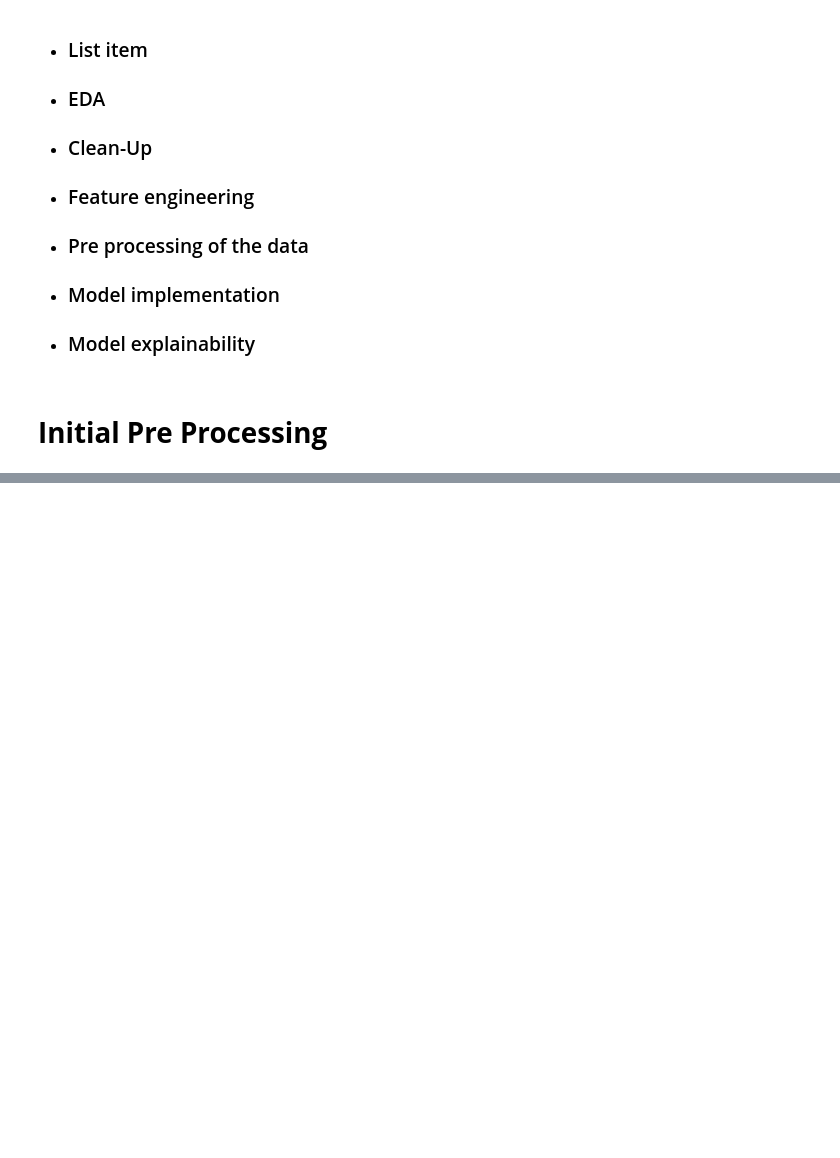
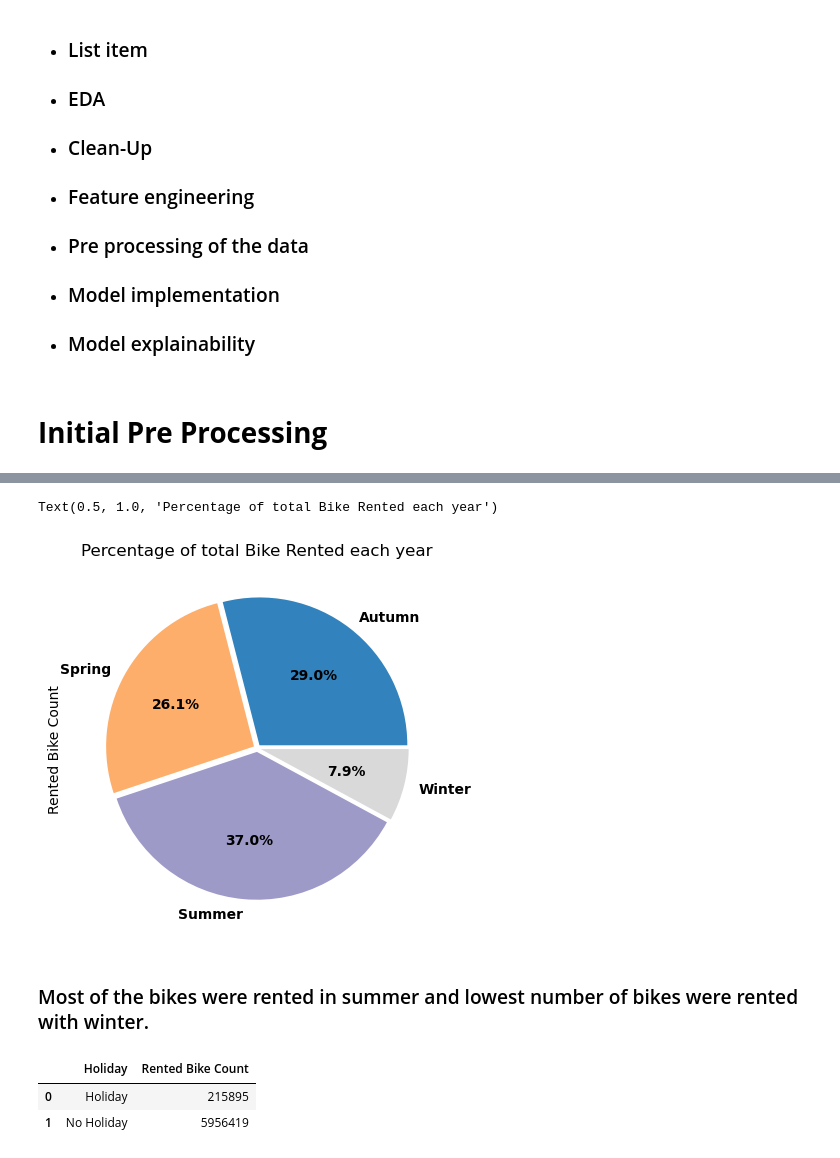
Before and after one commit to vishant750/bike_sharing_demand_prediction, a Jupyter notebook: Bike_sharing_demad_prediction.ipynb, the cells around one changed output, grey strips where cells are left out. Drawn from its saved outputs; the diff is of its cells as text; code cells hidden in the pictures; blank space fills up the shorter version.

```diff
--- a/Bike_sharing_demad_prediction.ipynb
+++ b/Bike_sharing_demad_prediction.ipynb
@@ -45,0 +173,15 @@
+# %%
+bike_sharing_season_df['Rented Bike Count'].plot.pie(autopct='%2.1f%%',explode=[0.025]*4,textprops={'weight': 'bold'},cmap="tab20c")
+plt.title('Percentage of total Bike Rented each year')
+# %% [output]
+Text(0.5, 1.0, 'Percentage of total Bike Rented each year')
+[figure, added]
+# %% [markdown]
+### Most of the bikes were rented in summer and lowest number of bikes were rented with winter.
+# %%
+bike_sharing_df_holiday=bike_sharing_df.groupby('Holiday')['Rented Bike Count'].sum().reset_index()
+bike_sharing_df_holiday
+# %% [output]
+|  | Holiday | Rented Bike Count |
+| 0 | Holiday | 215895 |
+| 1 | No Holiday | 5956419 |
```
Also changed, not shown: parts of 29 cells of this notebook.
